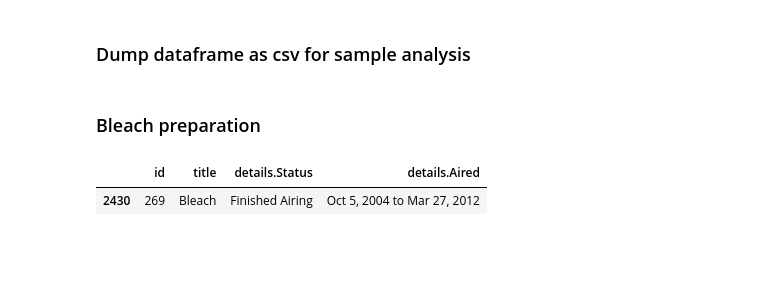
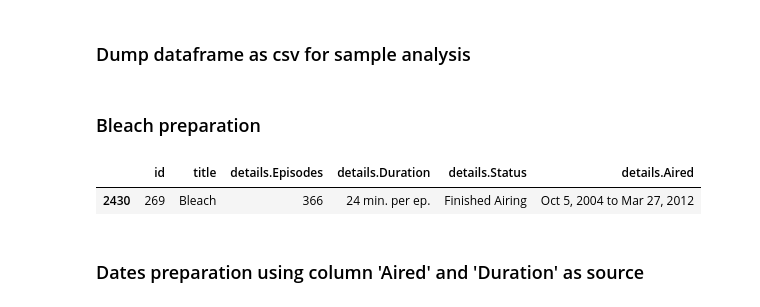
Before and after one commit to lmassaoy/myanimelist-data-collector, a Jupyter notebook: devops/volume/notebooks/DataEnhancementPreparation.ipynb, the cells around one changed output. Saved outputs shown, nothing was run; the diff lists cells and outputs as text; code cells hidden in the pictures; blank space fills up the shorter version.

Commit message:
(dev): finished process of enhancement and preparation

```diff
--- a/devops/volume/notebooks/DataEnhancementPreparation.ipynb
+++ b/devops/volume/notebooks/DataEnhancementPreparation.ipynb
@@ -36,0 +50,13 @@ print(len(df.index))
+# %%
+columns_for_treatment = ['Producers','Licensors','Studios']
+
+for column in columns_for_treatment:
+    def treat_blank_values(df_row):
+        if 'add some' in df_row[f'details.{column}'] or 'None found' in df_row[f'details.{column}']:
+            return None
+        else:
+            return df_row[f'details.{column}']
+    df[f'details.{column}'] = df.apply(treat_blank_values,axis=1)
+
+
+df.head(5)
@@ -43,13 +76,13 @@ df.to_csv('../datasets/anime/sandbox/anime_dataset.csv',sep='|',index=False)
 # %%
 pd.set_option('display.max_columns', None)
 bleach = df[df['id'] == 269]
-# bleach.head(1)
-
-prep_bleach = bleach[['id','title','details.Status','details.Aired']]
+prep_bleach = bleach[['id','title','details.Episodes','details.Duration','details.Status','details.Aired']]
 prep_bleach.head(1)
 # %% [output]
-|  | id | title | details.Status | details.Aired |
-| 2430 | 269 | Bleach | Finished Airing | Oct 5, 2004 to Mar 27, 2012 |
+|  | id | title | details.Episodes | details.Duration | details.Status | details.Aired |
+| 2430 | 269 | Bleach | 366 | 24 min. per ep. | Finished Airing | Oct 5, 2004 to Mar 27, 2012 |
+# %% [markdown]
+### Dates preparation using column 'Aired' and 'Duration' as source
 # %%
 prep_bleach_aired = prep_bleach
 
```
Also changed, not shown: parts of 16 cells of this notebook, 7 other files.
